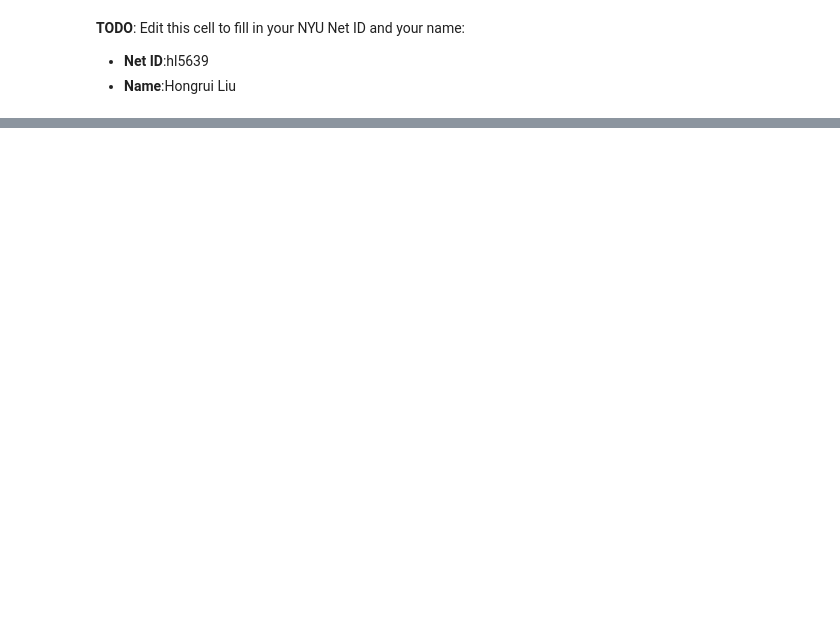
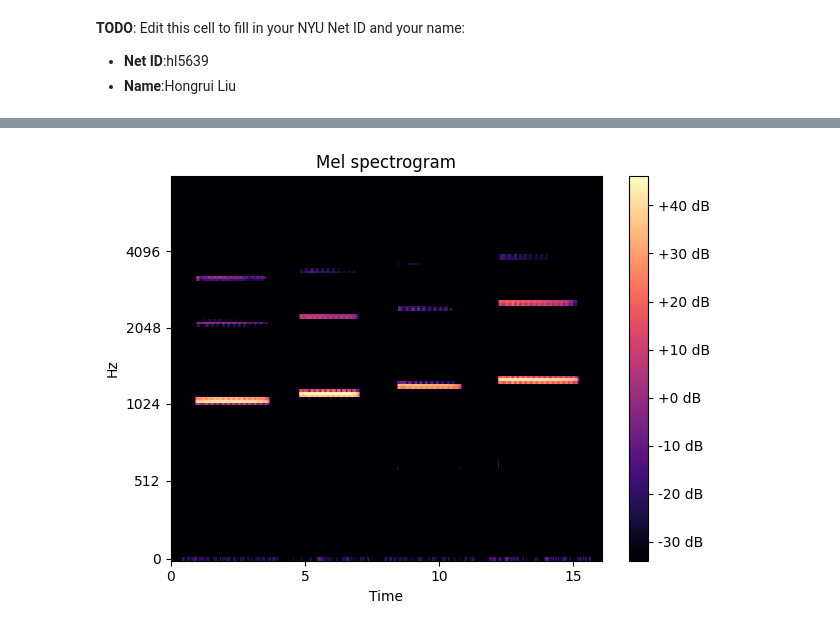
Before and after one commit to 4teven/Machine-Learning, a Jupyter notebook: lab-solution.ipynb, the cells around one changed output, grey strips where cells are left out. Cells and saved outputs as stored; diff of their text form; code cells hidden in the pictures; blank space fills up the shorter version.

```diff
--- a/lab-solution.ipynb
+++ b/lab-solution.ipynb
@@ -1595,0 +61,5 @@ print(acc)
+# %%
+aiff_file = 'SopSax.Vib.pp.C6Eb6.aiff'
+wav_file = 'SopSax.Vib.pp.C6Eb6.wav'
+
+!ffmpeg -y -i $aiff_file $wav_file
@@ -1595,0 +93,2 @@ print(acc)
+# %%
+y, sr = librosa.load(aiff_file)
@@ -1595,0 +101,9 @@ print(acc)
+# %%
+S = librosa.feature.melspectrogram(y=y, sr=sr, n_mels=128, fmax=8000)
+librosa.display.specshow(librosa.amplitude_to_db(S),
+                         y_axis='mel', fmax=8000, x_axis='time')
+plt.colorbar(format='%+2.0f dB')
+plt.title('Mel spectrogram')
+plt.tight_layout()
+# %% [output]
+[figure, added]
```
Also changed, not shown: parts of 322 cells of this notebook.
